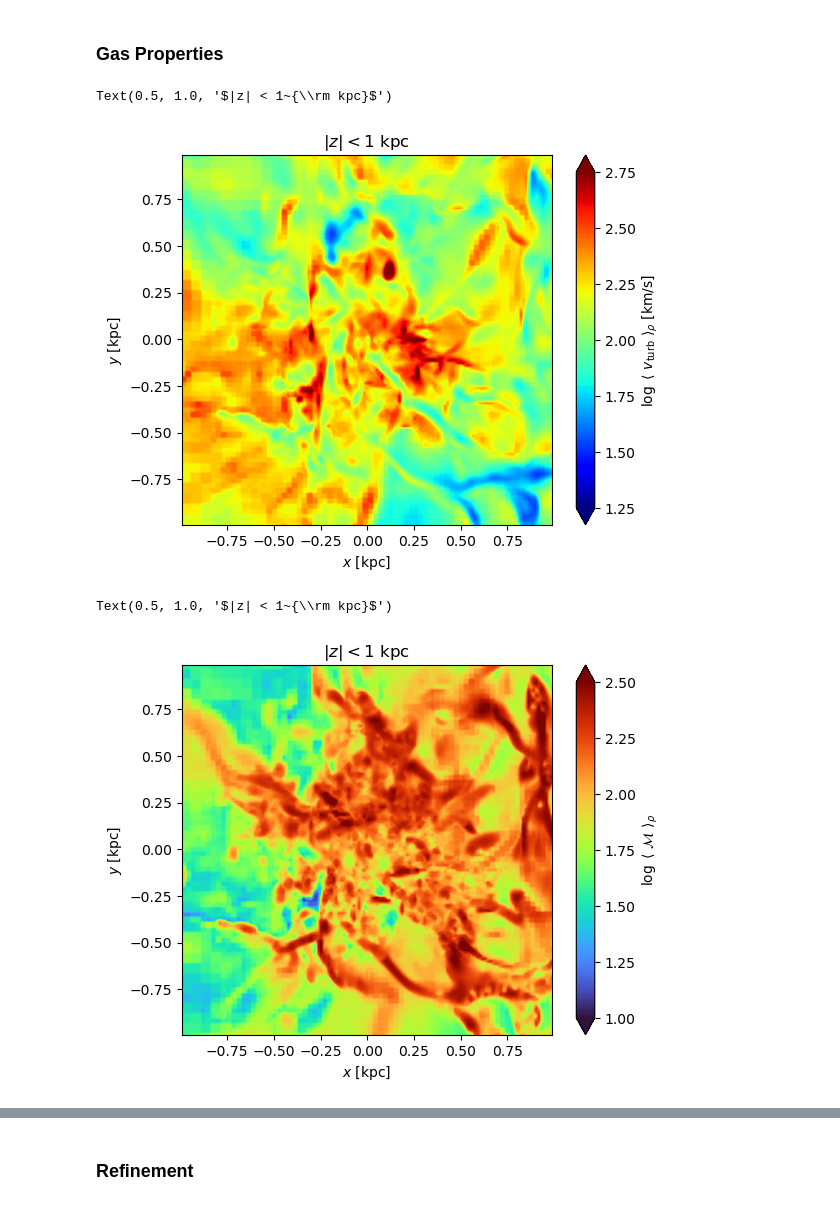
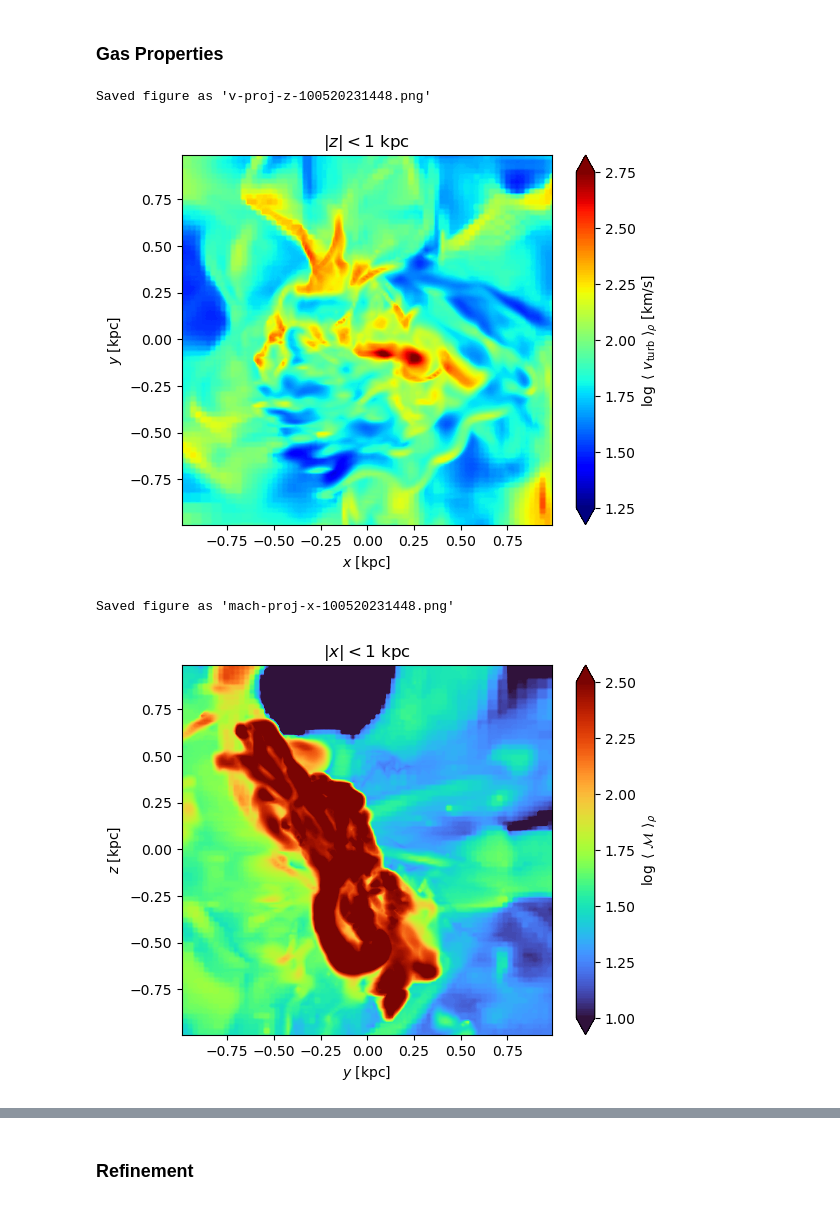
Before and after one commit to zandalman/RAMSES-analysis, a Jupyter notebook: analysis.ipynb, the cells around one changed output, grey strips where cells are left out. Drawn from its saved outputs; the diff is of its cells as text; code cells hidden in the pictures.

```diff
--- a/analysis.ipynb
+++ b/analysis.ipynb
@@ -20,7 +20,7 @@ import const
 # %%
 #sim_eps0p01 = Sim(ALPHA_EPS0P01, "gridded_data_small.npz", epsilon_SF=0.01)
 #sim_eps0p1 = Sim(ALPHA_EPS0P1, "gridded_data_small.npz", epsilon_SF=0.1)
-#sim_eps1p0 = Sim(ALPHA_EPS1P0, "gridded_data_small.npz", epsilon_SF=1.0)
-sim_gas = Sim(GAS, "gridded_data_small.npz", epsilon_SF=None)
+sim_eps1p0 = Sim(ALPHA_EPS1P0, "gridded_data_small.npz", epsilon_SF=1.0)
+#sim_gas = Sim(GAS, "gridded_data_small.npz", epsilon_SF=None)
 #list_of_sim = [sim_eps0p01, sim_eps0p1, sim_eps1p0, sim_gas]
 # %% [output]
@@ -28,2 +28,2 @@ Moving to directory '/home/za9132/scratch/romain/gas'.
 # %%
-sim = sim_gas
+sim = sim_eps1p0
@@ -210,20 +203,20 @@ sim.plot_slice(sim.v_turb / (const.km), (10**(1.25), 10**(2.75)), avg=True, slic
 
 plt.title(r'$|%s| < 1~{\rm kpc}$' % slice_label)
 
-# sim.save_fig("v-proj-%s" % slice_label)
+sim.save_fig("v-proj-%s" % slice_label)
 # %% [output]
-Text(0.5, 1.0, '$|z| < 1~{\\rm kpc}$')
+Saved figure as 'v-proj-z-100520231448.png'
-[figure, old version]
+[figure, new version]
 # %%
-slice = Z
+slice = X
 slice_label = ["x", "y", "z"][slice]
 
 sim.plot_slice(sim.mach, (10**(1.), 10**(2.5)), avg=True, slice=slice, weight=sim.density, project=True, do_log=True, cmap='turbo', cbar_label=r'$\log~\langle~\mathcal{M}~\rangle_\rho$', cbar_tick_increment=0.25)
 
 plt.title(r'$|%s| < 1~{\rm kpc}$' % slice_label)
 
-# sim.save_fig("mach-proj-%s" % slice_label)
+sim.save_fig("mach-proj-%s" % slice_label)
 # %% [output]
-Text(0.5, 1.0, '$|z| < 1~{\\rm kpc}$')
+Saved figure as 'mach-proj-x-100520231448.png'
-[figure, old version]
+[figure, new version]
 # %%
```
Also changed, not shown: parts of 23 cells of this notebook.
